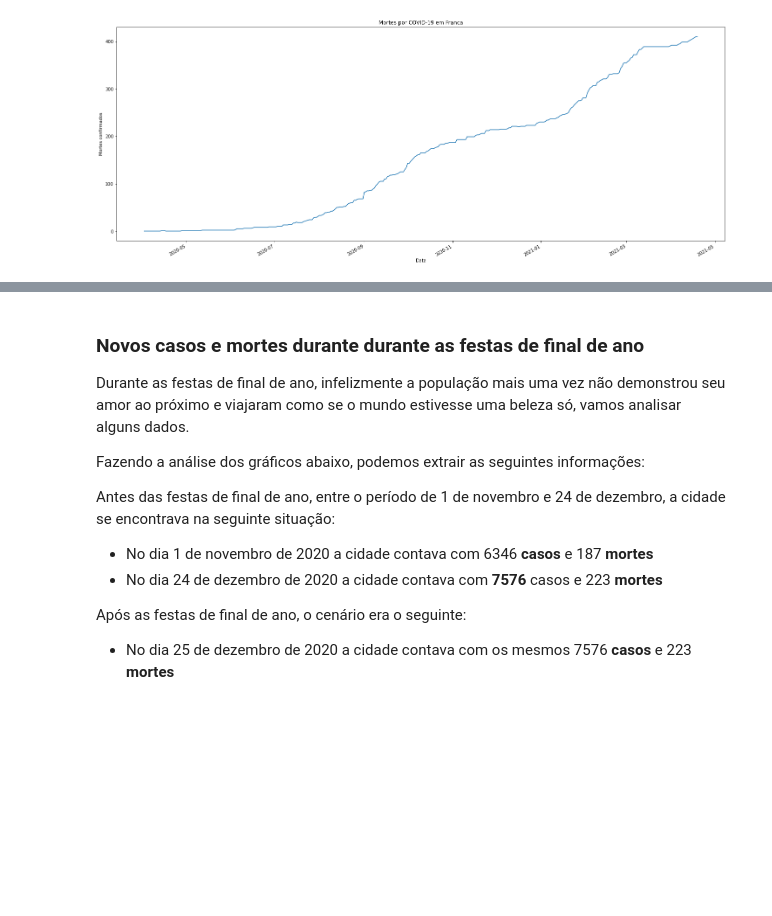
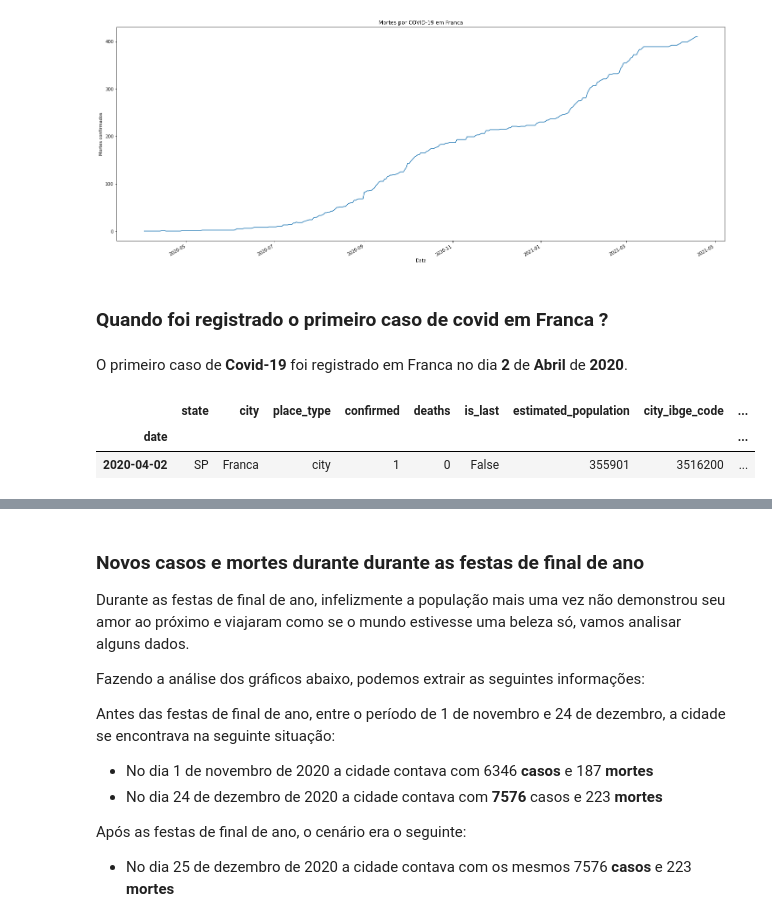
Before and after one commit to teixeiragthiago/portfolio, a Jupyter notebook: Analisando_os_dados_da_Covid_19_em_Franca.ipynb, the cells around one changed output, grey strips where cells are left out. Drawn from its saved outputs; the diff is of its cells as text; code cells hidden in the pictures; blank space fills up the shorter version.

```diff
--- a/Analisando_os_dados_da_Covid_19_em_Franca.ipynb
+++ b/Analisando_os_dados_da_Covid_19_em_Franca.ipynb
@@ -160,3 +160,13 @@ fig.autofmt_xdate()
 plt.show()
 # %% [output]
 [figure]
+# %% [markdown]
+### Quando foi registrado o primeiro caso de covid em Franca ?
+# %% [markdown]
+O primeiro caso de **Covid-19** foi registrado em Franca no dia **2** de **Abril** de **2020**.
+# %%
+df.loc[df.confirmed > 0].head(1)
+# %% [output]
+|  | state | city | place_type | confirmed | deaths | is_last | estimated_population | city_ibge_code | ... |
+| date |  |  |  |  |  |  |  |  | ... |
+| 2020-04-02 | SP | Franca | city | 1 | 0 | False | 355901 | 3516200 | ... |
```
Also changed, not shown: parts of 4 cells of this notebook.
